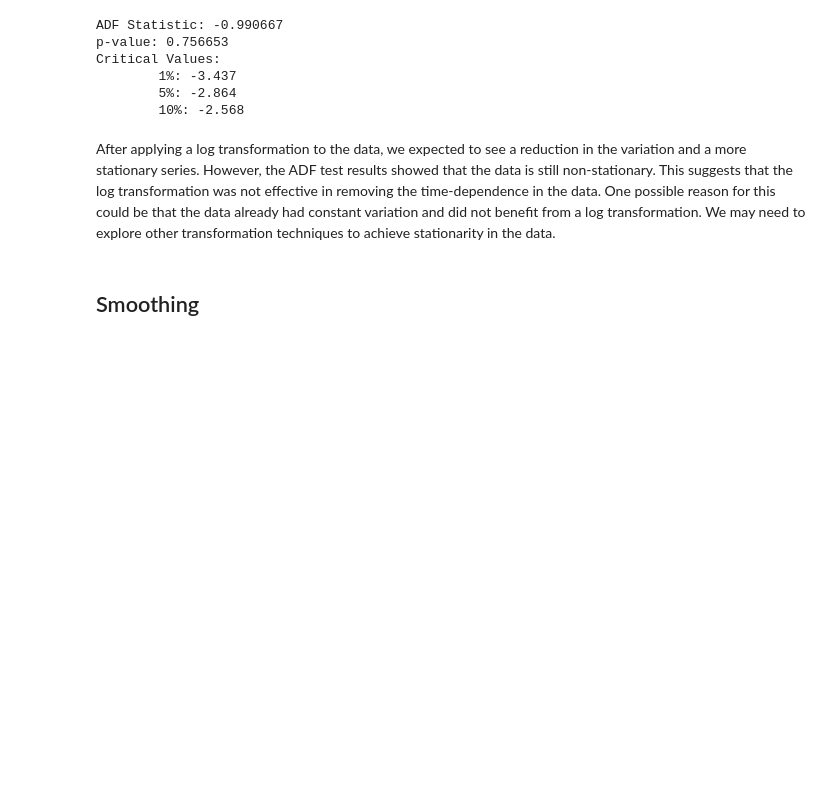
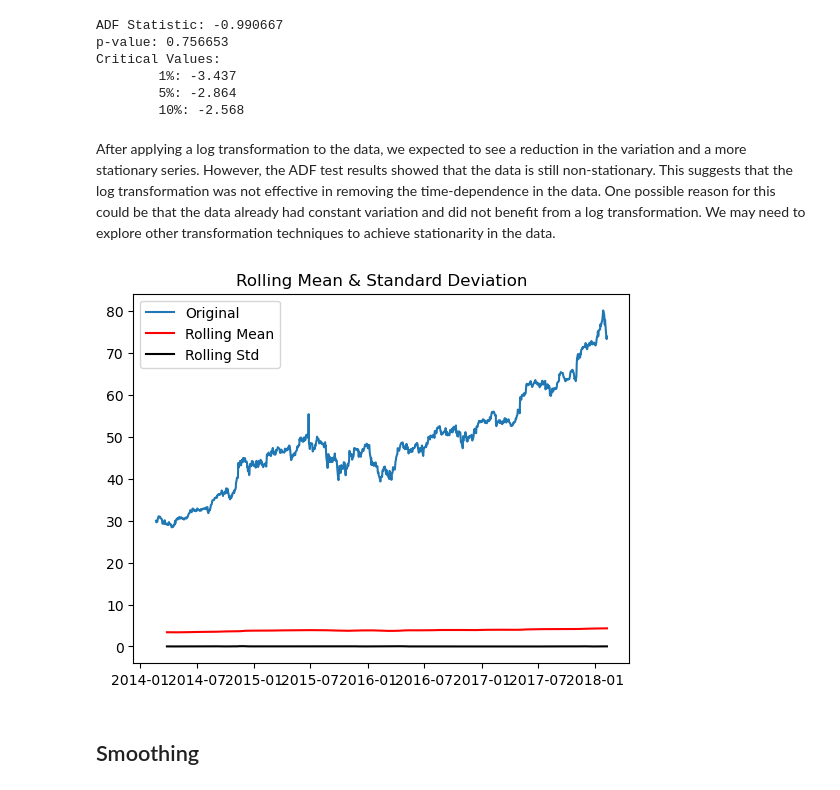
Before and after one commit to bkmarwen/Volatility-Forecasting, a Jupyter notebook: Index.ipynb, the cells around one changed output. Cells and saved outputs as stored; diff of their text form; code cells hidden in the pictures; blank space fills up the shorter version.

```diff
--- a/Index.ipynb
+++ b/Index.ipynb
@@ -316,6 +320,20 @@ Critical Values:
         10%: -2.568
 # %% [markdown]
 After applying a log transformation to the data, we expected to see a reduction in the variation and a more stationary series. However, the ADF test results showed that the data is still non-stationary. This suggests that the log transformation was not effective in removing the time-dependence in the data. One possible reason for this could be that the data already had constant variation and did not benefit from a log transformation. We may need to explore other transformation techniques to achieve stationarity in the data.
+# %%
+# Determing rolling statistics
+rolmean = log_series.rolling(window=26).mean()
+rolstd = log_series.rolling(window=26).std()
+
+# Plot rolling statistics:
+orig = plt.plot(series, label='Original')
+mean = plt.plot(rolmean, color='red', label='Rolling Mean')
+std = plt.plot(rolstd, color='black', label='Rolling Std')
+plt.legend(loc='best')
+plt.title('Rolling Mean & Standard Deviation')
+plt.show(block=False)
+# %% [output]
+[figure, added]
 # %% [markdown]
 ## Smoothing
 # %%
```
Also changed, not shown: parts of 7 cells of this notebook.
